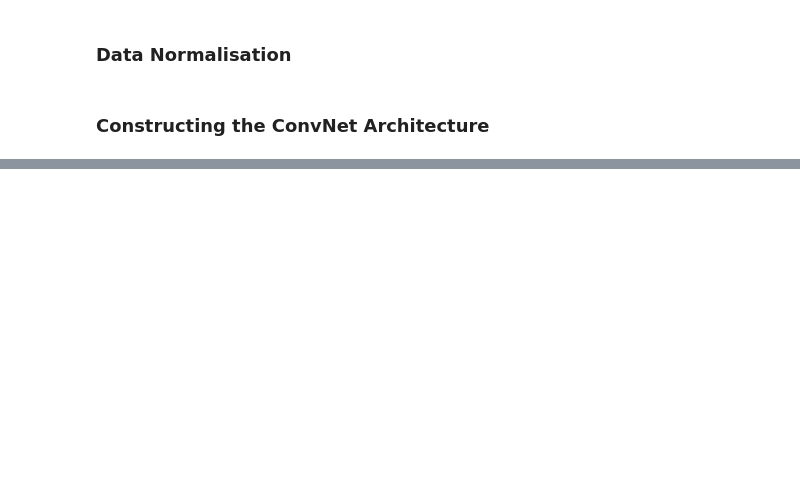
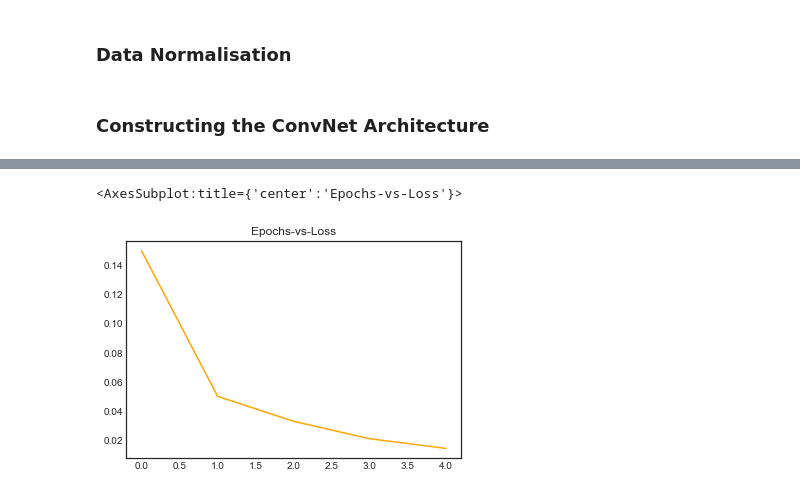
Before and after one commit to r0han99/Deep-Learning-Anatomy, a Jupyter notebook: Projects/MNIST/Keras/MNIST-keras.ipynb, the cells around one changed output, grey strips where cells are left out. Saved outputs shown, nothing was run; the diff lists cells and outputs as text; code cells hidden in the pictures; blank space fills up the shorter version.

```diff
--- a/Projects/MNIST/Keras/MNIST-keras.ipynb
+++ b/Projects/MNIST/Keras/MNIST-keras.ipynb
@@ -80,18 +86,14 @@ from tensorflow.keras.models import Sequential
 from tensorflow.keras.layers import Dense, Dropout, Activation, Flatten, Conv2D, MaxPooling2D
 # %%
 model = Sequential()
-model.add(Conv2D(32, kernel_size=(3, 3), activation='relu',input_shape=x_train.shape[1:]))
-model.add(Conv2D(64, (3, 3), activation='relu'))
+model.add(Conv2D(filters=32, kernel_size=(3, 3), activation='relu',input_shape=x_train.shape[1:]))
 
 model.add(MaxPooling2D(pool_size=(2, 2)))
 
-model.add(Dropout(0.25))
+model.add(Flatten())
 
-model.add(Flatten())
 model.add(Dense(128, activation='relu'))
 
-model.add(Dropout(0.5))
-
 model.add(Dense(10, activation='softmax'))
 # %%
 model.compile(loss='categorical_crossentropy', optimizer='adam', metrics=['accuracy'])
@@ -116,4 +119,2 @@ Trainable params: 1,199,882
 Non-trainable params: 0
 _________________________________________________________________
-# %%
-model.fit(x_train,y_train_encode, epochs=5, validation_data=(x_test, y_train_encode))
@@ -129,0 +121,7 @@ y_train_encode.shape
+# %%
+import time
+start = time.perf_counter()
+model.fit(x_train,y_train, epochs=5, validation_data=(x_test, y_test))
+
+time_taken = time.perf_counter() - start
+print('elapsed : {:.2f}'.format(time_taken/60))
@@ -129,0 +140,2 @@ y_train_encode.shape
+# %%
+history = pd.DataFrame(model.history.history)
@@ -129,0 +151,5 @@ y_train_encode.shape
+# %%
+history['loss'].plot(title='Epochs-vs-Loss',color='orange')
+# %% [output]
+<AxesSubplot:title={'center':'Epochs-vs-Loss'}>
+[figure, added]
```
Also changed, not shown: parts of 33 cells of this notebook, 13 other files.
